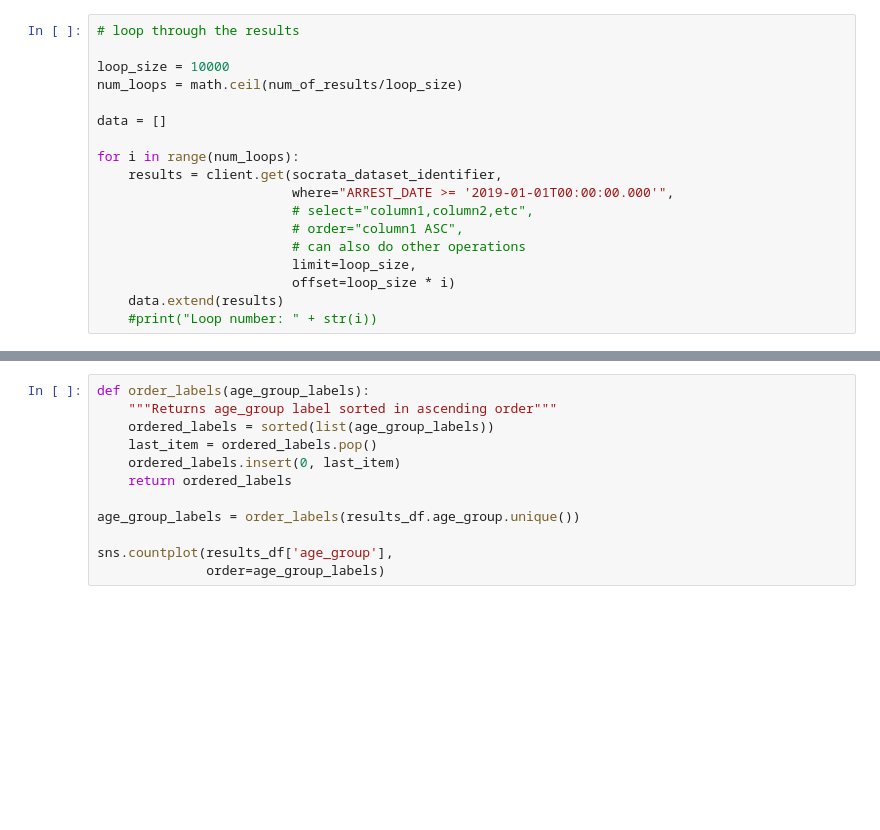
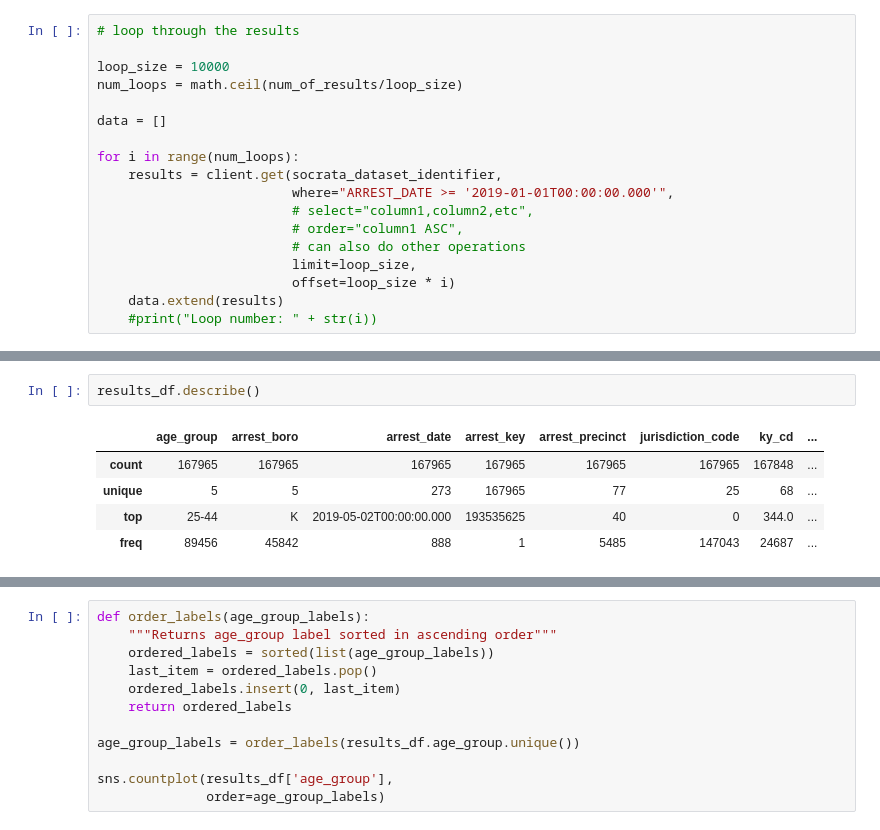
Before and after one commit to atc2146/NYC-Arrests, a Jupyter notebook: nyc-arrest-data.ipynb, the cells around one changed output, grey strips where cells are left out. Drawn from its saved outputs; the diff is of its cells as text; blank space fills up the shorter version.

```diff
--- a/nyc-arrest-data.ipynb
+++ b/nyc-arrest-data.ipynb
@@ -127,0 +130,8 @@ results_df.head()
+# %%
+results_df.describe()
+# %% [output]
+|  | age_group | arrest_boro | arrest_date | arrest_key | arrest_precinct | jurisdiction_code | ky_cd | ... |
+| count | 167965 | 167965 | 167965 | 167965 | 167965 | 167965 | 167848 | ... |
+| unique | 5 | 5 | 273 | 167965 | 77 | 25 | 68 | ... |
+| top | 25-44 | K | 2019-05-02T00:00:00.000 | 193535625 | 40 | 0 | 344.0 | ... |
+| freq | 89456 | 45842 | 888 | 1 | 5485 | 147043 | 24687 | ... |
```
Also changed, not shown: parts of 9 cells of this notebook, 1 other file.
